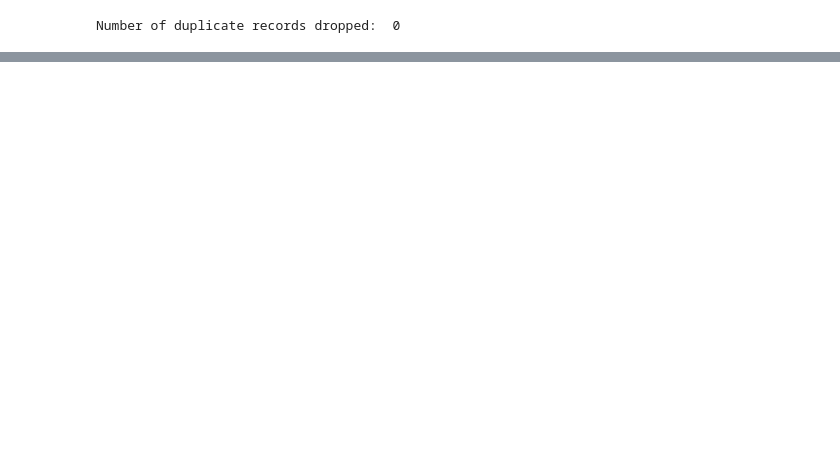
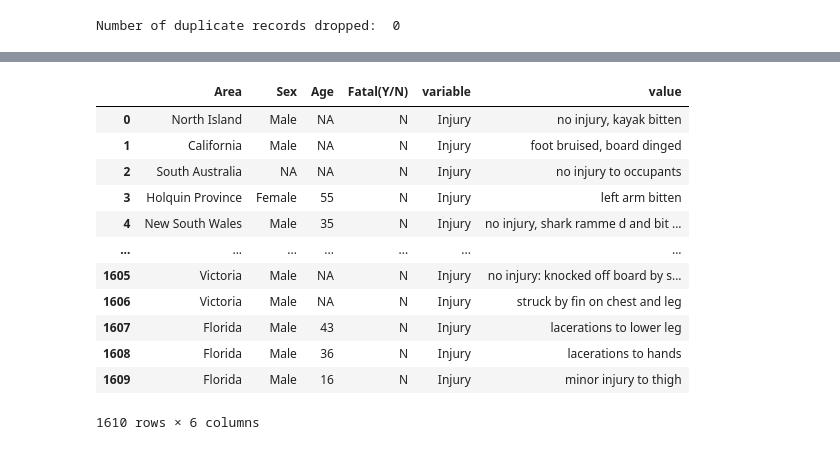
Before and after one commit to Brunadiasmiguel/Shark_attack_data_cleaning, a Jupyter notebook: data-wrangling.ipynb, the cells around one changed output, grey strips where cells are left out. Saved outputs shown, nothing was run; the diff lists cells and outputs as text; code cells hidden in the pictures; blank space fills up the shorter version.

```diff
--- a/data-wrangling.ipynb
+++ b/data-wrangling.ipynb
@@ -534,9 +566,24 @@ Name: Species, Length: 1416, dtype: int64
 # %%
 #demographic/geographic information
-# to compara some demographics and fatal or non fatal injuries
+# to compare some demographics and fatal or non fatal injuries
 
 melted = pd.melt(csharks, id_vars=['Area','Sex','Age','Fatal(Y/N)'],
                  value_vars=['Injury'])
+melted
+# %% [output]
+|  | Area | Sex | Age | Fatal(Y/N) | variable | value |
+| 0 | North Island | Male | NA | N | Injury | no injury, kayak bitten |
+| 1 | California | Male | NA | N | Injury | foot bruised, board dinged |
+| 2 | South Australia | NA | NA | N | Injury | no injury to occupants |
+| 3 | Holquin Province | Female | 55 | N | Injury | left arm bitten |
+| 4 | New South Wales | Male | 35 | N | Injury | no injury, shark ramme d and bit ... |
+| ... | ... | ... | ... | ... | ... | ... |
+| 1605 | Victoria | Male | NA | N | Injury | no injury: knocked off board by s... |
+| 1606 | Victoria | Male | NA | N | Injury | struck by fin on chest and leg |
+| 1607 | Florida | Male | 43 | N | Injury | lacerations to lower leg |
+| 1608 | Florida | Male | 36 | N | Injury | lacerations to hands |
+| 1609 | Florida | Male | 16 | N | Injury | minor injury to thigh |
+1610 rows × 6 columns
 # %%
 #split last columns and drop second one, connected to date again, irrelevant
 
```
Also changed, not shown: parts of 36 cells of this notebook.
